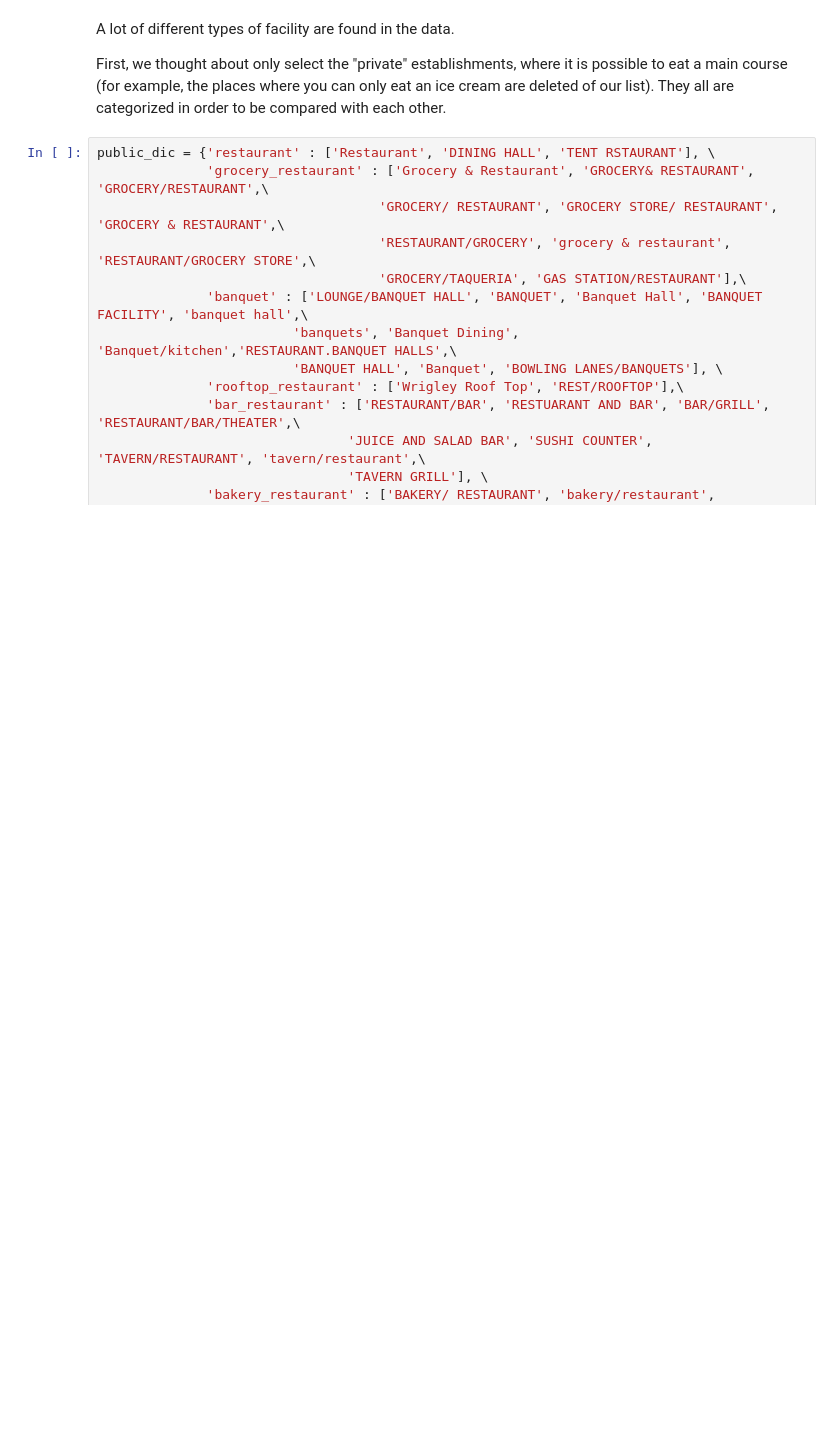
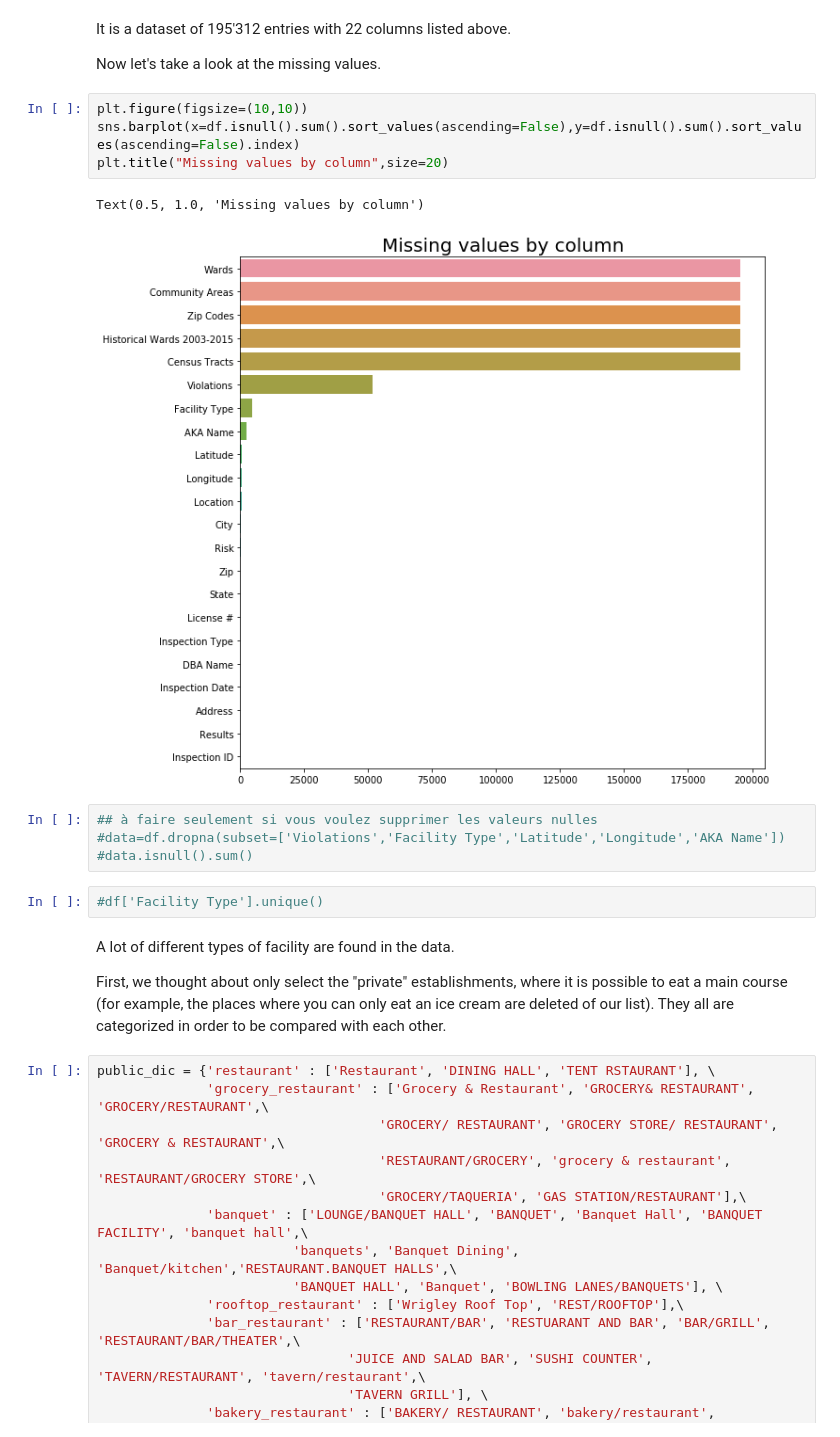
Before and after one commit to clairebilat/ada-2019-project-lost-and-found, a Jupyter notebook: couleurs_d_automne.ipynb, the cells around one changed output. Saved outputs shown, nothing was run; the diff lists cells and outputs as text; blank space fills up the shorter version.

```diff
--- a/couleurs_d_automne.ipynb
+++ b/couleurs_d_automne.ipynb
@@ -28,3 +83,20 @@ for x in df['Facility Type'] :
+# %% [markdown]
+It is a dataset of 195'312 entries with 22 columns listed above.
+
+Now let's take a look at the missing values.
+# %%
+plt.figure(figsize=(10,10))
+sns.barplot(x=df.isnull().sum().sort_values(ascending=False),y=df.isnull().sum().sort_values(ascending=False).index)
+plt.title("Missing values by column",size=20)
+# %% [output]
+Text(0.5, 1.0, 'Missing values by column')
+[figure, added]
+# %%
+## à faire seulement si vous voulez supprimer les valeurs nulles
+#data=df.dropna(subset=['Violations','Facility Type','Latitude','Longitude','AKA Name'])
+#data.isnull().sum()
+# %%
+#df['Facility Type'].unique()
 # %% [markdown]
 A lot of different types of facility are found in the data.
 
```
Also changed, not shown: parts of 24 cells of this notebook.
